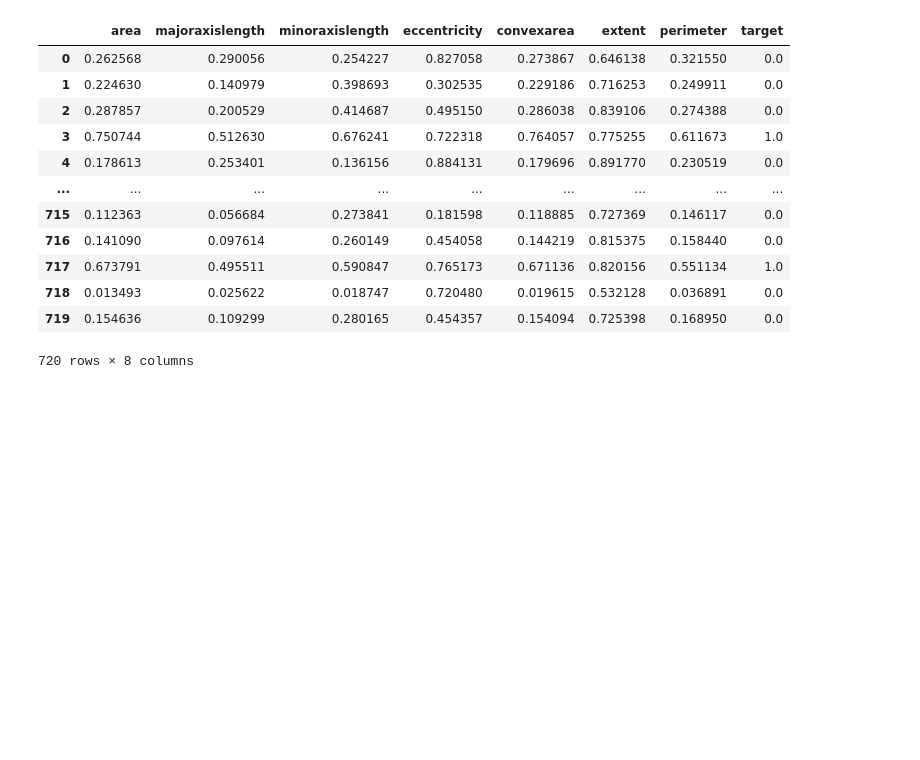
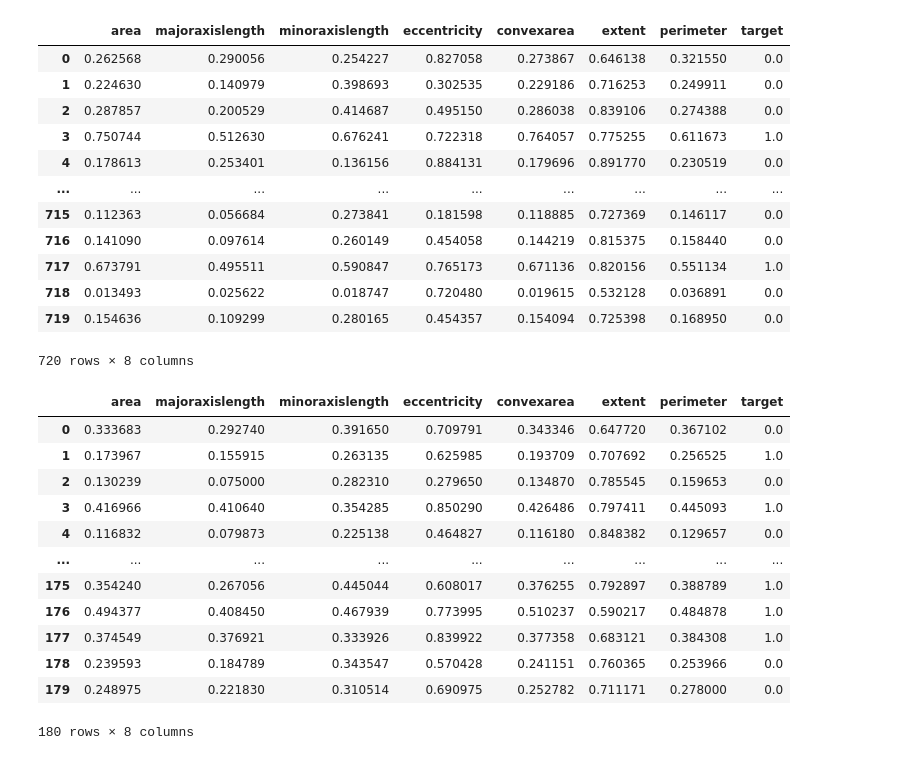
Before and after one commit to MUbarak123-56/qml-research, a Jupyter notebook: raisin/code/feature_engineering.ipynb, the cells around one changed output. Cells and saved outputs as stored; diff of their text form; code cells hidden in the pictures; blank space fills up the shorter version.

```diff
--- a/raisin/code/feature_engineering.ipynb
+++ b/raisin/code/feature_engineering.ipynb
@@ -116,7 +116,7 @@ train_df = pd.DataFrame(train_use, columns= new_features)
 #train_df["type"] = minmax.fit_transform(np.array(train_df["type"]).reshape(-1,1))
 train_df = train_df.clean_names()
 # %%
-test["target"] = test["target"].replace(["Kecimnen", "Besni"], [0,1])
+test["target"] = test["target"].replace(["Kecimen", "Besni"], [0,1])
 test_use = ct.transform(test)
 #new_features = list(ct.get_feature_names_out())
 test_df = pd.DataFrame(test_use, columns=new_features)
@@ -145,6 +145,22 @@ train_df
 | 718 | 0.013493 | 0.025622 | 0.018747 | 0.720480 | 0.019615 | 0.532128 | 0.036891 | 0.0 |
 | 719 | 0.154636 | 0.109299 | 0.280165 | 0.454357 | 0.154094 | 0.725398 | 0.168950 | 0.0 |
 720 rows × 8 columns
+# %%
+test_df
+# %% [output]
+|  | area | majoraxislength | minoraxislength | eccentricity | convexarea | extent | perimeter | target |
+| 0 | 0.333683 | 0.292740 | 0.391650 | 0.709791 | 0.343346 | 0.647720 | 0.367102 | 0.0 |
+| 1 | 0.173967 | 0.155915 | 0.263135 | 0.625985 | 0.193709 | 0.707692 | 0.256525 | 1.0 |
+| 2 | 0.130239 | 0.075000 | 0.282310 | 0.279650 | 0.134870 | 0.785545 | 0.159653 | 0.0 |
+| 3 | 0.416966 | 0.410640 | 0.354285 | 0.850290 | 0.426486 | 0.797411 | 0.445093 | 1.0 |
+| 4 | 0.116832 | 0.079873 | 0.225138 | 0.464827 | 0.116180 | 0.848382 | 0.129657 | 0.0 |
+| ... | ... | ... | ... | ... | ... | ... | ... | ... |
+| 175 | 0.354240 | 0.267056 | 0.445044 | 0.608017 | 0.376255 | 0.792897 | 0.388789 | 1.0 |
+| 176 | 0.494377 | 0.408450 | 0.467939 | 0.773995 | 0.510237 | 0.590217 | 0.484878 | 1.0 |
+| 177 | 0.374549 | 0.376921 | 0.333926 | 0.839922 | 0.377358 | 0.683121 | 0.384308 | 1.0 |
+| 178 | 0.239593 | 0.184789 | 0.343547 | 0.570428 | 0.241151 | 0.760365 | 0.253966 | 0.0 |
+| 179 | 0.248975 | 0.221830 | 0.310514 | 0.690975 | 0.252782 | 0.711171 | 0.278000 | 0.0 |
+180 rows × 8 columns
 # %%
 train_df.to_csv("../data/train_fe.csv", index=False)
 test_df.to_csv("../data/test_fe.csv", index=False)
```
Also changed, not shown: 45 other files.
